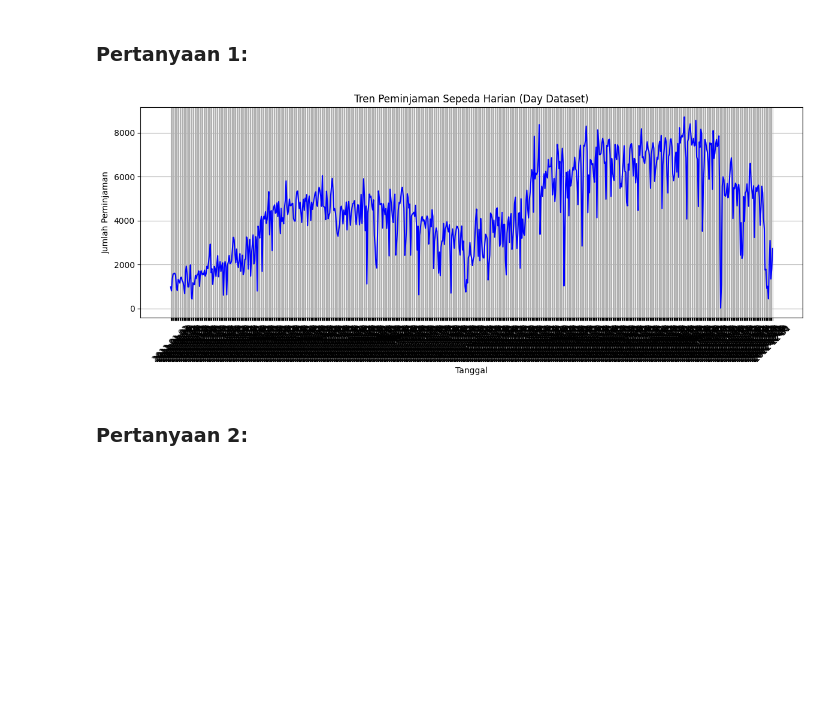
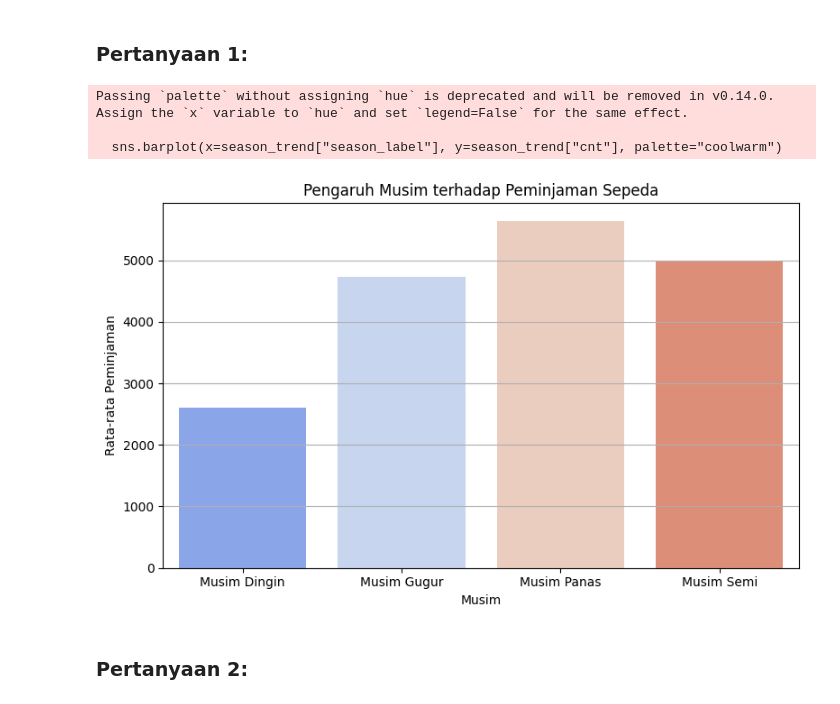
Before and after one commit to Andriansyah2501/appslaskarai, a Jupyter notebook: Proyek_Analisis_Data.ipynb, the cells around one changed output. Cells and saved outputs as stored; diff of their text form; code cells hidden in the pictures; blank space fills up the shorter version.

```diff
--- a/Proyek_Analisis_Data.ipynb
+++ b/Proyek_Analisis_Data.ipynb
@@ -148,18 +148,24 @@ Rata-rata Penyewaan: Weekday vs Weekend:
 ## Visualization & Explanatory Analysis
 # %% [markdown]
 ### Pertanyaan 1:
-# %%
-plt.figure(figsize=(12, 5))
-sns.lineplot(x=day_df["dteday"], y=day_df["cnt"], color="blue")
-plt.title("Tren Peminjaman Sepeda Harian (Day Dataset)")
-plt.xlabel("Tanggal")
-plt.ylabel("Jumlah Peminjaman")
-plt.xticks(rotation=45)
-plt.grid()
-plt.tight_layout()
-plt.show()
-# %% [output]
-[figure, removed]
+# %%
+season_mapping = {1: "Musim Dingin", 2: "Musim Semi", 3: "Musim Panas", 4: "Musim Gugur"}
+day_df["season_label"] = day_df["season"].map(season_mapping)
+season_trend = day_df.groupby("season_label")["cnt"].mean().reset_index()
+
+plt.figure(figsize=(8, 5))
+sns.barplot(x=season_trend["season_label"], y=season_trend["cnt"], palette="coolwarm")
+plt.title("Pengaruh Musim terhadap Peminjaman Sepeda")
+plt.xlabel("Musim")
+plt.ylabel("Rata-rata Peminjaman")
+plt.grid(axis="y")
+plt.tight_layout()
+plt.show()
+# %% [output]
+Passing `palette` without assigning `hue` is deprecated and will be removed in v0.14.0. Assign the `x` variable to `hue` and set `legend=False` for the same effect.
+
+  sns.barplot(x=season_trend["season_label"], y=season_trend["cnt"], palette="coolwarm")
+[figure, added]
 # %% [markdown]
 ### Pertanyaan 2:
 # %%
```
Also changed, not shown: parts of 3 cells of this notebook.
